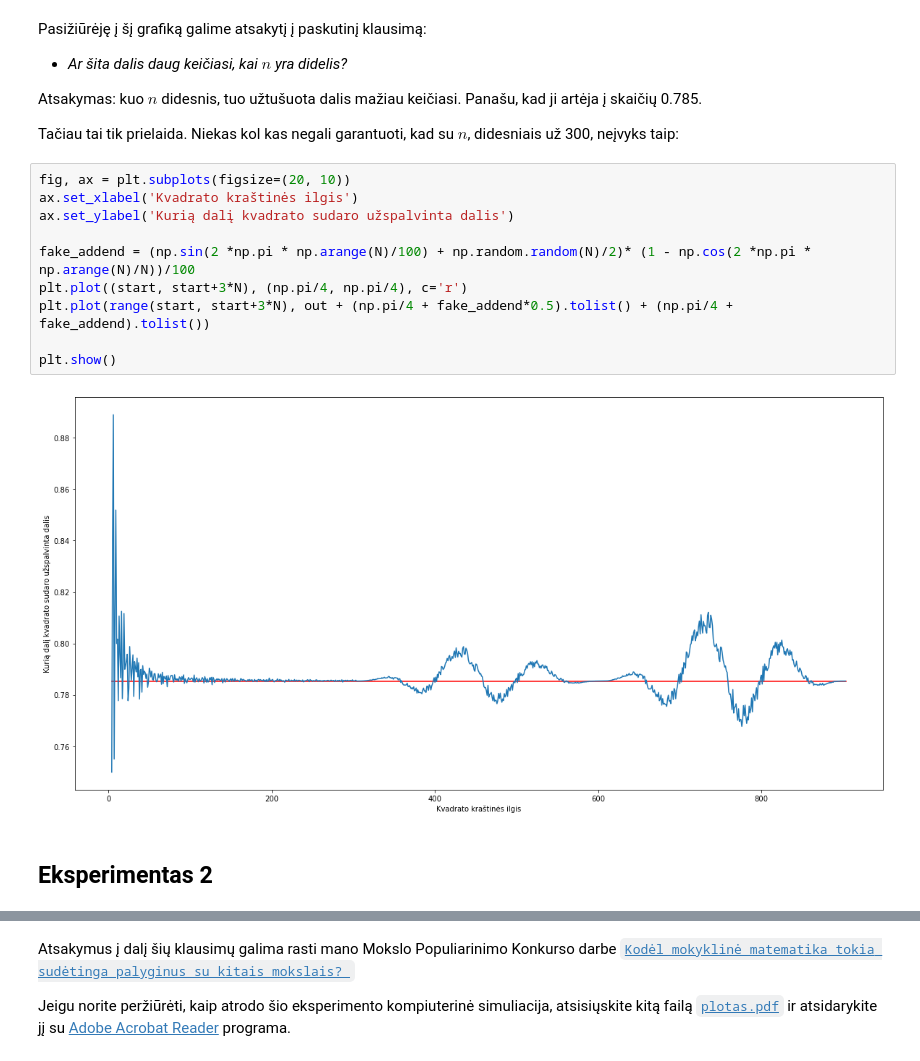
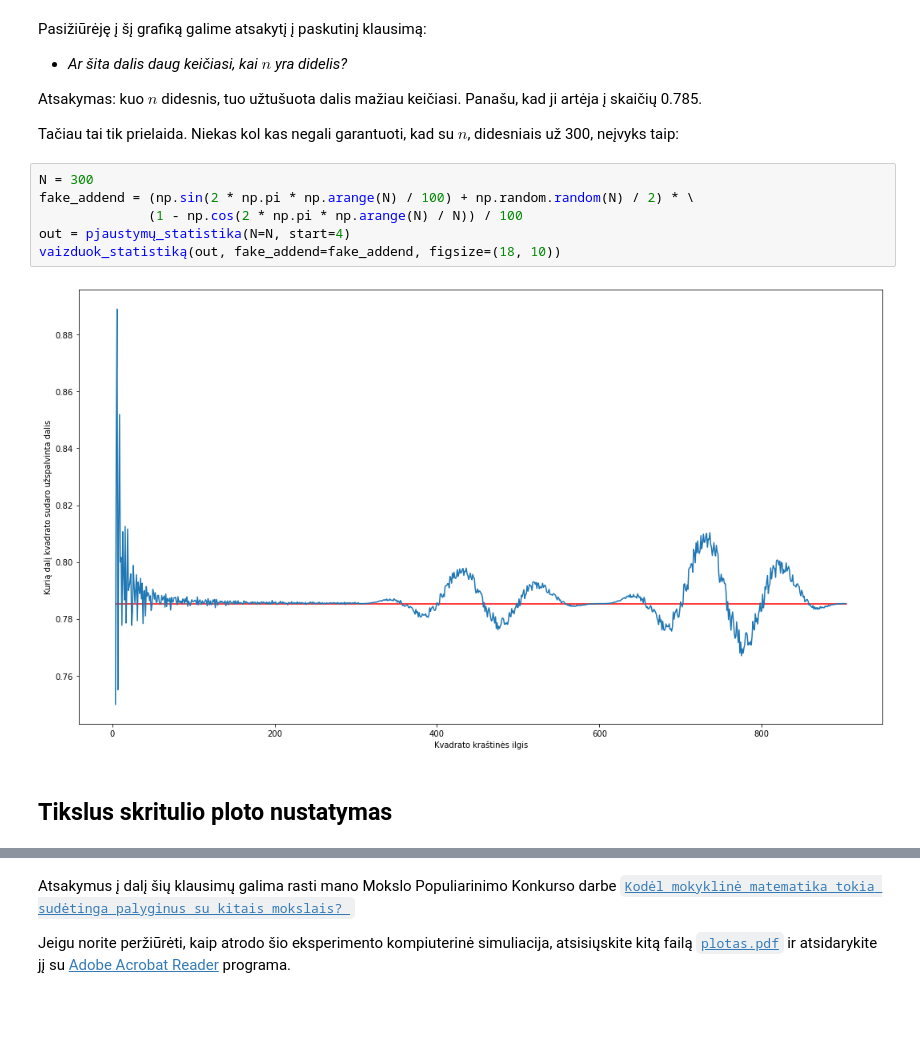
Before and after one commit to loijord/mokslas_2021, a Jupyter notebook: Matematika/Pijui.ipynb, the cells around one changed output, grey strips where cells are left out. Drawn from its saved outputs; the diff is of its cells as text; blank space fills up the shorter version.

```diff
--- a/Matematika/Pijui.ipynb
+++ b/Matematika/Pijui.ipynb
@@ -117,19 +64,15 @@ Atsakymas: kuo $n$ didesnis, tuo užtušuota dalis mažiau keičiasi. Panašu, k
 
 Tačiau tai tik prielaida. Niekas kol kas negali garantuoti, kad su $n$, didesniais už 300, neįvyks taip:
 # %%
-fig, ax = plt.subplots(figsize=(20, 10))
-ax.set_xlabel('Kvadrato kraštinės ilgis')
-ax.set_ylabel('Kurią dalį kvadrato sudaro užspalvinta dalis')
-
-fake_addend = (np.sin(2 *np.pi * np.arange(N)/100) + np.random.random(N)/2)* (1 - np.cos(2 *np.pi * np.arange(N)/N))/100
-plt.plot((start, start+3*N), (np.pi/4, np.pi/4), c='r')
-plt.plot(range(start, start+3*N), out + (np.pi/4 + fake_addend*0.5).tolist() + (np.pi/4 + fake_addend).tolist())
-
-plt.show()
+N = 300
+fake_addend = (np.sin(2 * np.pi * np.arange(N) / 100) + np.random.random(N) / 2) * \
+              (1 - np.cos(2 * np.pi * np.arange(N) / N)) / 100
+out = pjaustymų_statistika(N=N, start=4)
+vaizduok_statistiką(out, fake_addend=fake_addend, figsize=(18, 10))
 # %% [output]
-[figure, old version]
+[figure, new version]
 # %% [markdown]
-## Eksperimentas 2
+## Tikslus skritulio ploto nustatymas
 # %% [markdown]
 Iš kur atsirado skaičius 0.785? Ar tikrai skritulys sudaro maždaug 0.785 kvadrato? Į šiuos klausimus turėtų padėti atsakyti kitas eksperimentas.
 
```
Also changed, not shown: parts of 17 cells of this notebook.
